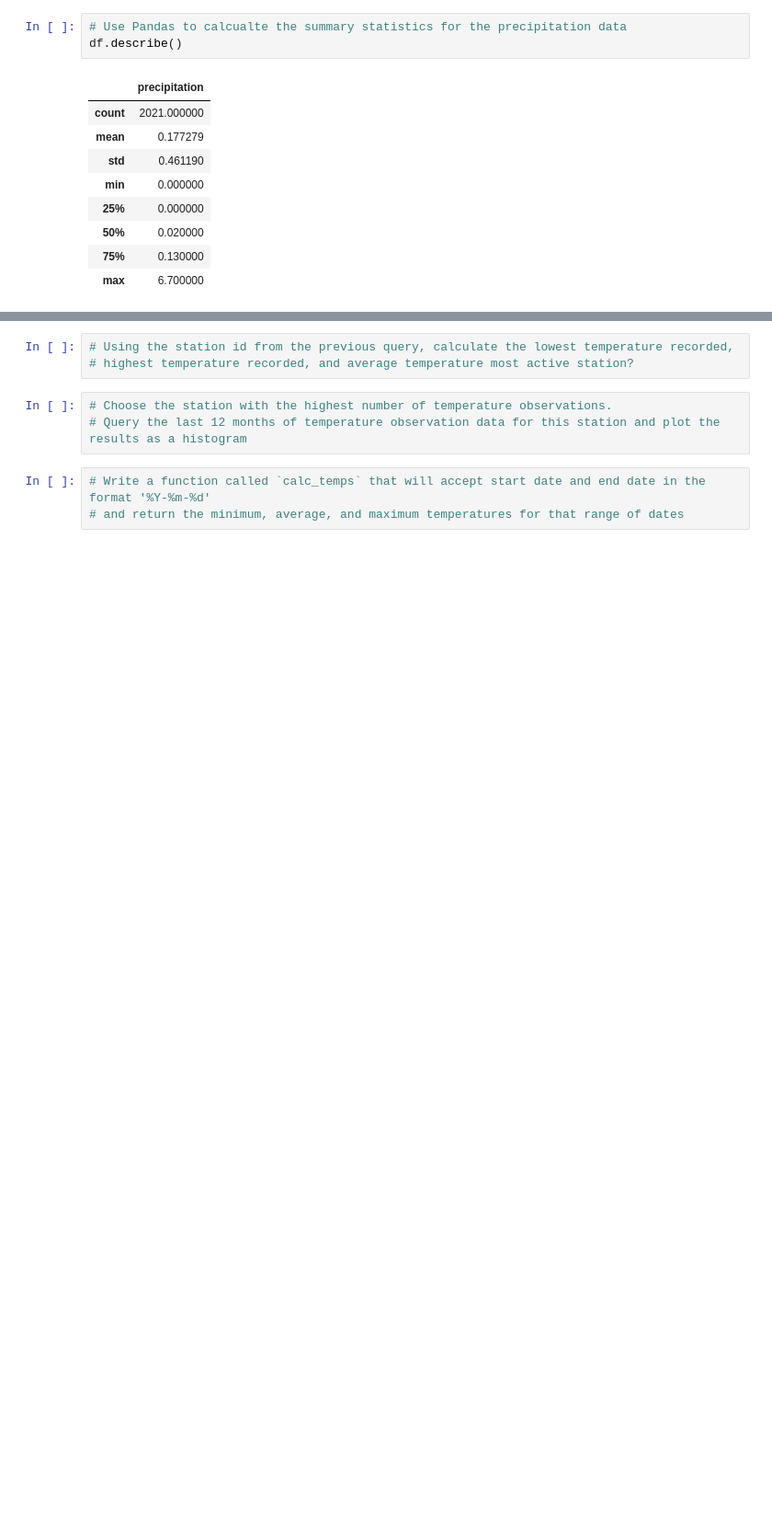
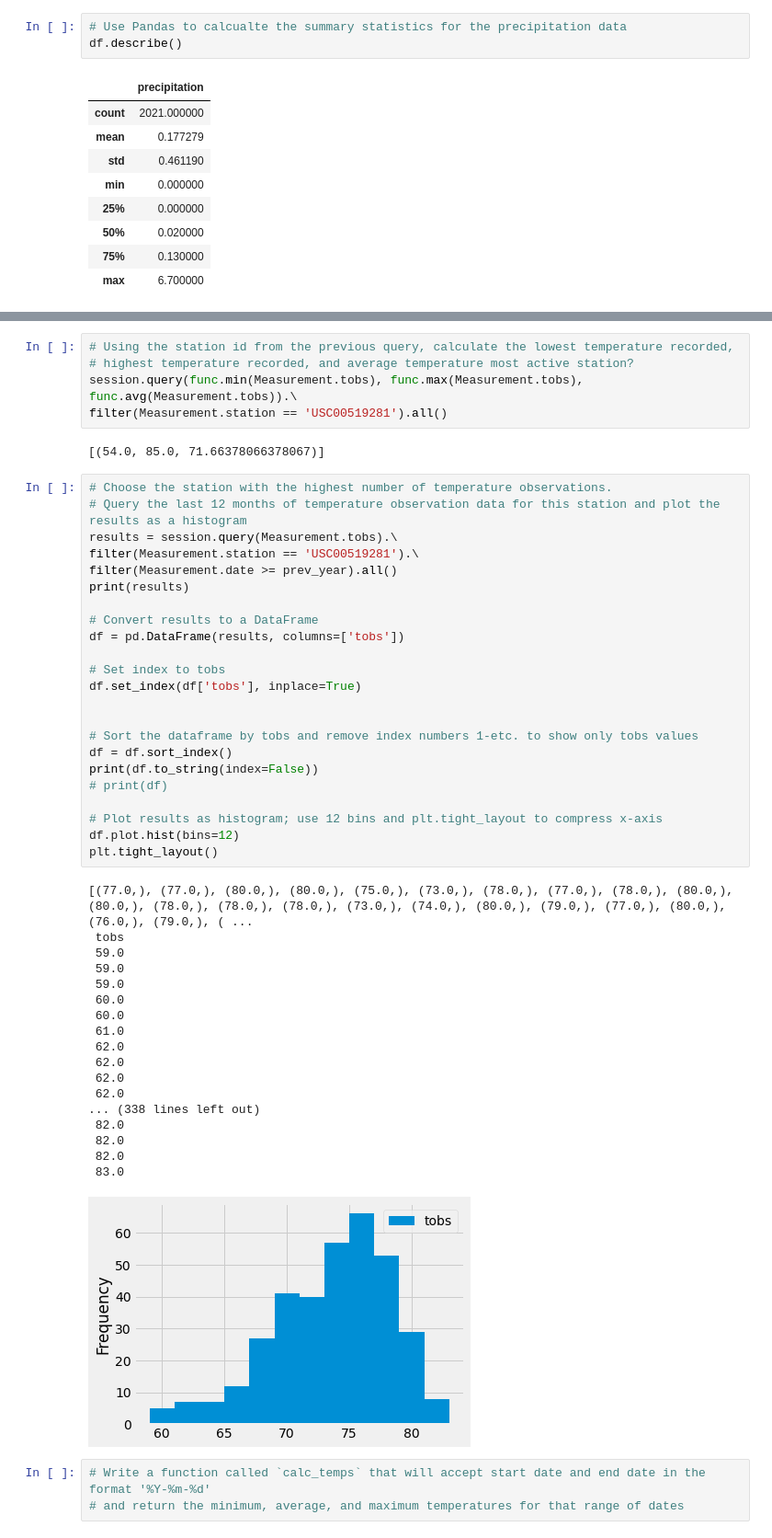
Before and after one commit to Christy-cyber/surfs_up, a Jupyter notebook: climate_analysis.ipynb, the cells around one changed output, grey strips where cells are left out. Shown at 92% size. Drawn from its saved outputs; the diff is of its cells as text; blank space fills up the shorter version.

Commit message:
Ppct and station analysis complete

```diff
--- a/climate_analysis.ipynb
+++ b/climate_analysis.ipynb
@@ -122,9 +139,52 @@ df.describe()
 # %%
 # Using the station id from the previous query, calculate the lowest temperature recorded,
 # highest temperature recorded, and average temperature most active station?
+session.query(func.min(Measurement.tobs), func.max(Measurement.tobs), func.avg(Measurement.tobs)).\
+filter(Measurement.station == 'USC00519281').all()
+# %% [output]
+[(54.0, 85.0, 71.66378066378067)]
-# %%
-# Choose the station with the highest number of temperature observations.
-# Query the last 12 months of temperature observation data for this station and plot the results as a histogram
+# %%
+# Choose the station with the highest number of temperature observations.
+# Query the last 12 months of temperature observation data for this station and plot the results as a histogram
+results = session.query(Measurement.tobs).\
+filter(Measurement.station == 'USC00519281').\
+filter(Measurement.date >= prev_year).all()
+print(results)
+
+# Convert results to a DataFrame
+df = pd.DataFrame(results, columns=['tobs'])
+
+# Set index to tobs
+df.set_index(df['tobs'], inplace=True)
+
+
+# Sort the dataframe by tobs and remove index numbers 1-etc. to show only tobs values
+df = df.sort_index()
+print(df.to_string(index=False))
+# print(df)
+
+# Plot results as histogram; use 12 bins and plt.tight_layout to compress x-axis
+df.plot.hist(bins=12)
+plt.tight_layout()
+# %% [output]
+[(77.0,), (77.0,), (80.0,), (80.0,), (75.0,), (73.0,), (78.0,), (77.0,), (78.0,), (80.0,), (80.0,), (78.0,), (78.0,), (78.0,), (73.0,), (74.0,), (80.0,), (79.0,), (77.0,), (80.0,), (76.0,), (79.0,), ( ...
+ tobs
+ 59.0
+ 59.0
+ 59.0
+ 60.0
+ 60.0
+ 61.0
+ 62.0
+ 62.0
+ 62.0
+ 62.0
+... (338 lines left out)
+ 82.0
+ 82.0
+ 82.0
+ 83.0
+[figure, added]
 # %%
 # Write a function called `calc_temps` that will accept start date and end date in the format '%Y-%m-%d'
 # and return the minimum, average, and maximum temperatures for that range of dates
```
Also changed, not shown: parts of 3 cells of this notebook.
